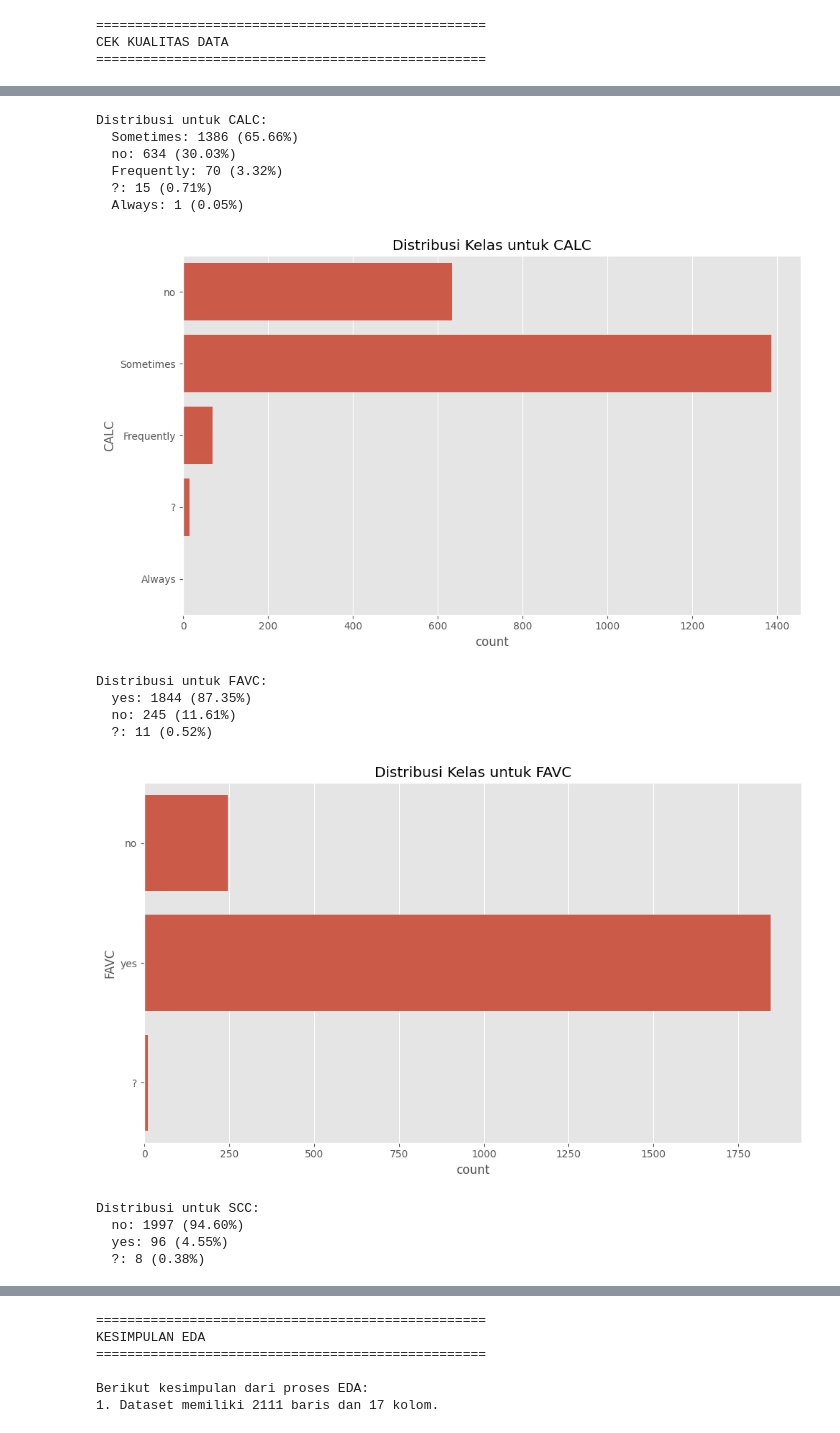
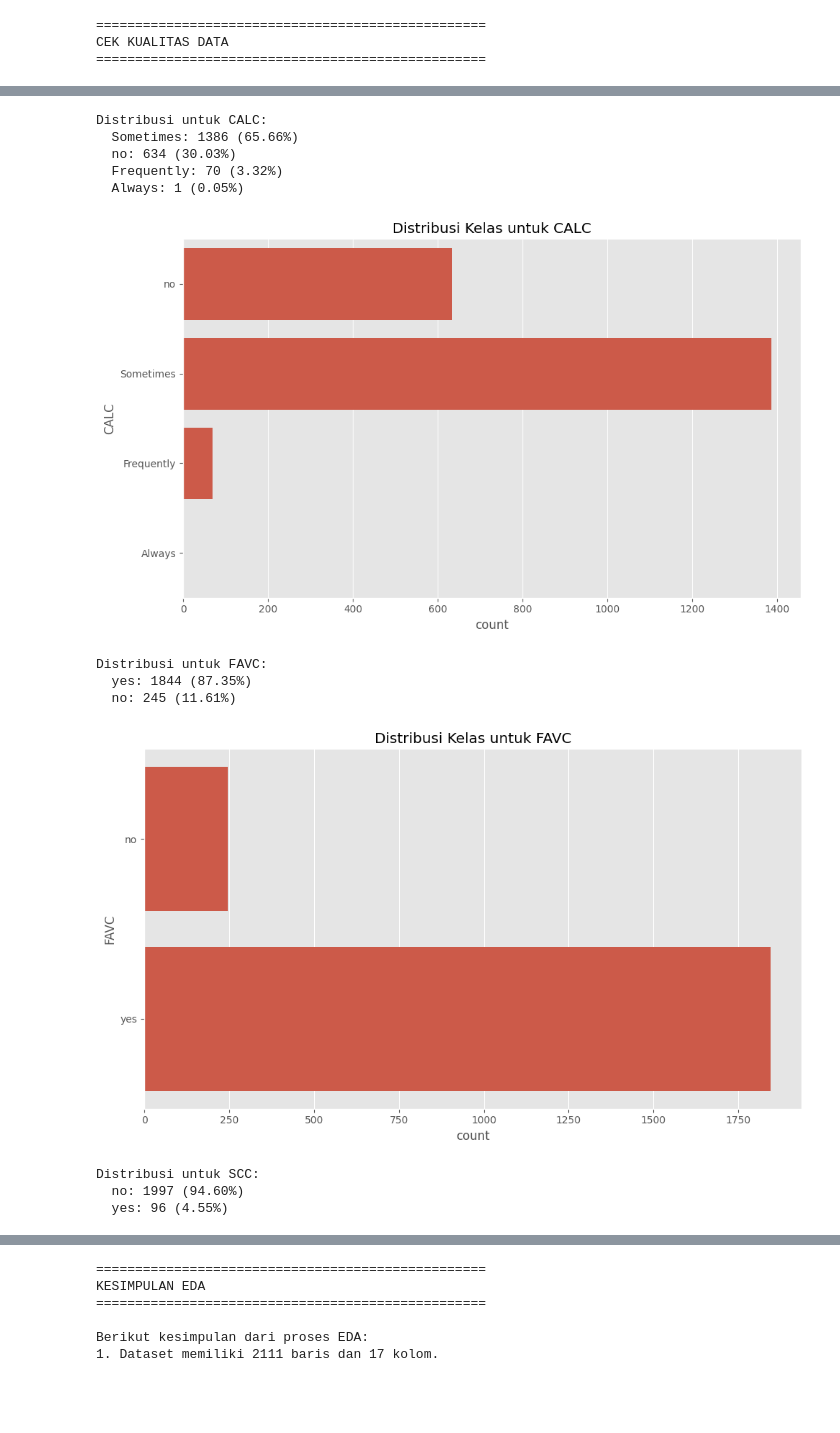
Before and after one commit to Ashief1707/Capstone_Project, a Jupyter notebook: main.ipynb, the cells around one changed output, grey strips where cells are left out. Cells and saved outputs as stored; diff of their text form; code cells hidden in the pictures; blank space fills up the shorter version.

```diff
--- a/main.ipynb
+++ b/main.ipynb
@@ -51,7 +51,11 @@ Jumlah baris: 2111
 Jumlah kolom: 17
 Nama kolom: Age, Gender, Height, Weight, CALC, FAVC, FCVC, NCP, SCC, SMOKE, CH2O, family_history_with_overweight, FAF, TUE, CAEC, MTRANS, NObeyesdad
 # %%
-# Deskripsi dan tipe data
-print("\n2.3 TIPE DATA:")
+# Tipe data
+df = df.replace('?', np.nan)
+kolom_numerik = ['Age', 'Height', 'Weight', 'FCVC', 'NCP', 'CH2O', 'FAF', 'TUE']
+for kol in kolom_numerik:
+    df[kol] = pd.to_numeric(df[kol], errors='coerce')
+print("\nTIPE DATA:")
 print(df.dtypes)
 # %% [output]
@@ -99,9 +102,0 @@ freq                     1572             351
-# %%
-# Untuk kolom kategorikal
-categorical_cols = df.select_dtypes(include=['object']).columns
-if len(categorical_cols) > 0:
-    print("\n2.5 DESKRIPSI DATA KATEGORIKAL:")
-    for col in categorical_cols:
-        print(f"\nKolom: {col}")
-        print(df[col].value_counts())
-        print(f"Jumlah nilai unik: {df[col].nunique()}")
@@ -162,0 +145,21 @@ if len(categorical_cols) > 0:
+# %%
+# Visualisasi kolom categorical
+print("\nVisualisai KOLOM CATEGORICAL")
+for col in df.select_dtypes(include=['object']).columns:
+    plt.figure(figsize=(12, 6))
+
+    # Count plot for categorical data
+    plt.subplot(1, 2, 1)
+    sns.countplot(data=df, y=col)
+    plt.title(f'Count Plot {col}')
+
+    # Pie chart for percentage distribution
+    plt.subplot(1, 2, 2)
+    df[col].value_counts().plot(kind='pie', autopct='%1.1f%%')
+    plt.title(f'Percentage Distribution {col}')
+
+    plt.tight_layout()
+    file_path = os.path.join('Assets/visualisasi_data/kolom_categorical', f'distribusi_{col}.png')
+
+    plt.savefig(file_path)
+    plt.show()
@@ -245,8 +259,9 @@ print(f"Jumlah baris duplikat: {duplicates} ({(duplicates/len(df))*100:.2f}%)")
 Jumlah baris duplikat: 18 (0.85%)
 # %%
-# 4.4 Keseimbangan Data (untuk data kategorikal yang bisa menjadi target)
+# Keseimbangan Data (untuk data kategorikal dan target )
+categorical_cols = df.select_dtypes(include=['object']).columns
 if len(categorical_cols) > 0:
-    print("\n4.4 KESEIMBANGAN DATA KATEGORIKAL:")
+    print("\nKESEIMBANGAN DATA KATEGORIKAL:")
     for col in categorical_cols:
         if df[col].nunique() < 10:  # Hanya tampilkan jika jumlah kelas < 10
             class_counts = df[col].value_counts()
@@ -261,7 +276,7 @@ if len(categorical_cols) > 0:
             sns.countplot(y=df[col])
             plt.title(f'Distribusi Kelas untuk {col}')
             plt.tight_layout()
-            file_path = os.path.join('Assets/class_balance', f'class_balance_{col}.png')
+            file_path = os.path.join('Assets/class_balance/categorical', f'class_balance_{col}.png')
             plt.savefig(file_path)
             plt.show()
 # %% [output]
@@ -275,16 +289,13 @@ Distribusi untuk Gender:
 Distribusi untuk CALC:
   Sometimes: 1386 (65.66%)
   no: 634 (30.03%)
   Frequently: 70 (3.32%)
-  ?: 15 (0.71%)
   Always: 1 (0.05%)
-[figure, old version]
+[figure, new version]
 Distribusi untuk FAVC:
   yes: 1844 (87.35%)
   no: 245 (11.61%)
-  ?: 11 (0.52%)
-[figure, old version]
+[figure, new version]
 Distribusi untuk SCC:
   no: 1997 (94.60%)
   yes: 96 (4.55%)
-  ?: 8 (0.38%)
```
Also changed, not shown: parts of 24 cells of this notebook, 49 other files.
